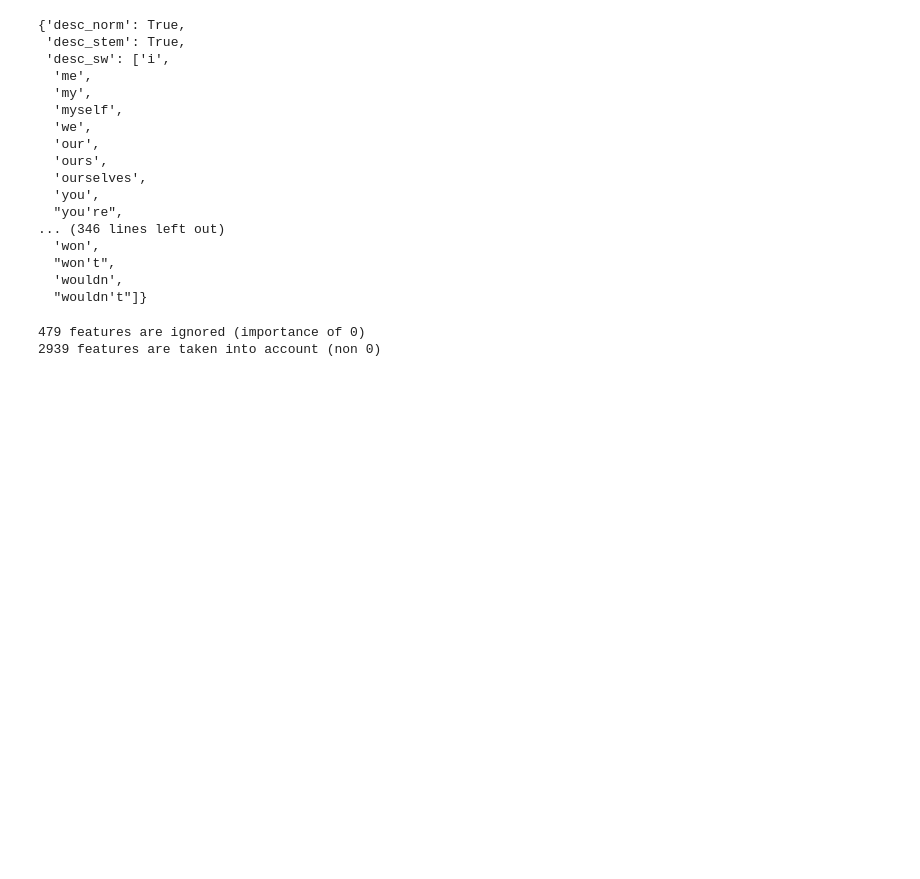
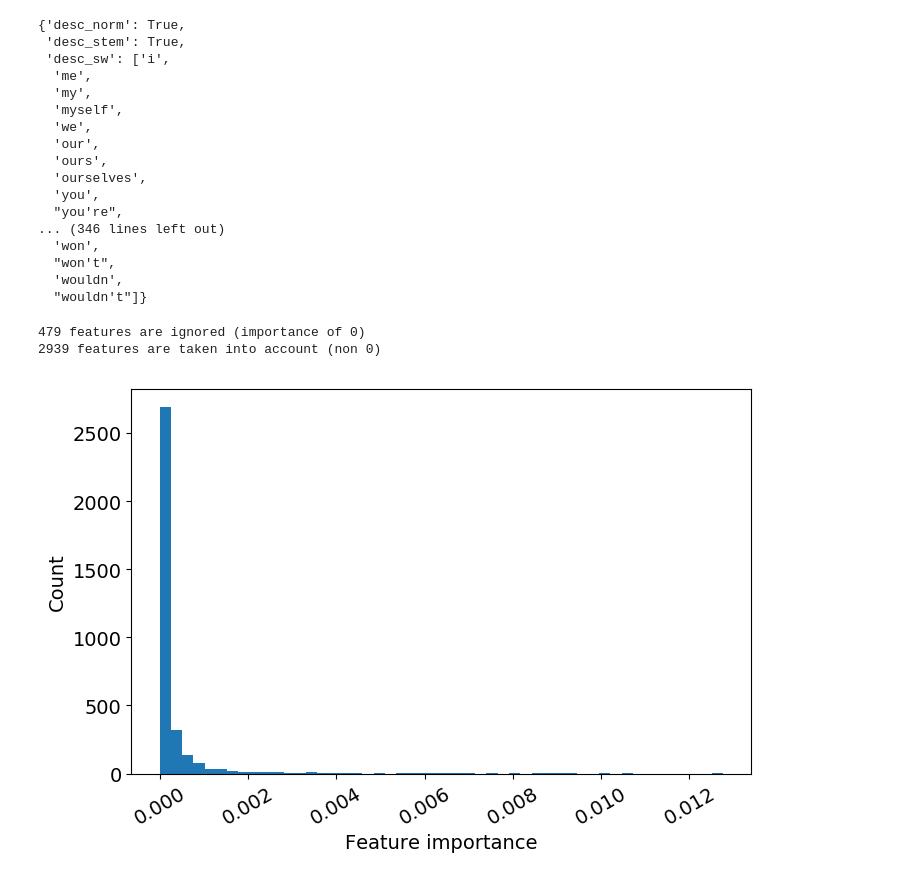
Before and after one commit to danhaus/ml-price-suggestion, a Jupyter notebook: analysis/Bag_of_Words_Random_Forest/BOW_analysis.ipynb, the cells around one changed output. Drawn from its saved outputs; the diff is of its cells as text; code cells hidden in the pictures; blank space fills up the shorter version.

Commit message:
feature importance analysis

```diff
--- a/analysis/Bag_of_Words_Random_Forest/BOW_analysis.ipynb
+++ b/analysis/Bag_of_Words_Random_Forest/BOW_analysis.ipynb
@@ -86,3 +86,17 @@ print("{} features are taken into account (non 0)".format((feature_importances !
 # %% [output]
 479 features are ignored (importance of 0)
 2939 features are taken into account (non 0)
+# %%
+from matplotlib import pyplot as plt
+import matplotlib
+matplotlib.rcParams.update(matplotlib.rcParamsDefault)
+plt.rcParams.update({'font.size': 14})
+plt.figure(figsize=(8, 5))
+plt.hist(feature_importances, bins=50)
+plt.ylabel('Count')
+plt.xlabel('Feature importance')
+plt.xticks(rotation=30)
+plt.savefig('fimportance_histogram_bow.png', dpi=200, bbox_inches='tight')
+plt.show()
+# %% [output]
+[figure, added]
```
Also changed, not shown: 7 other files.
